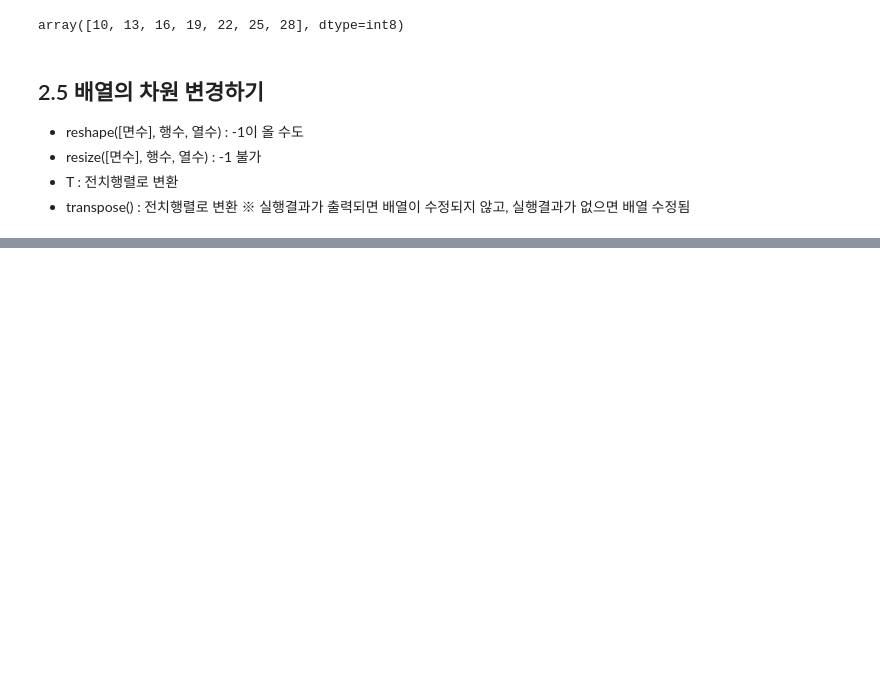
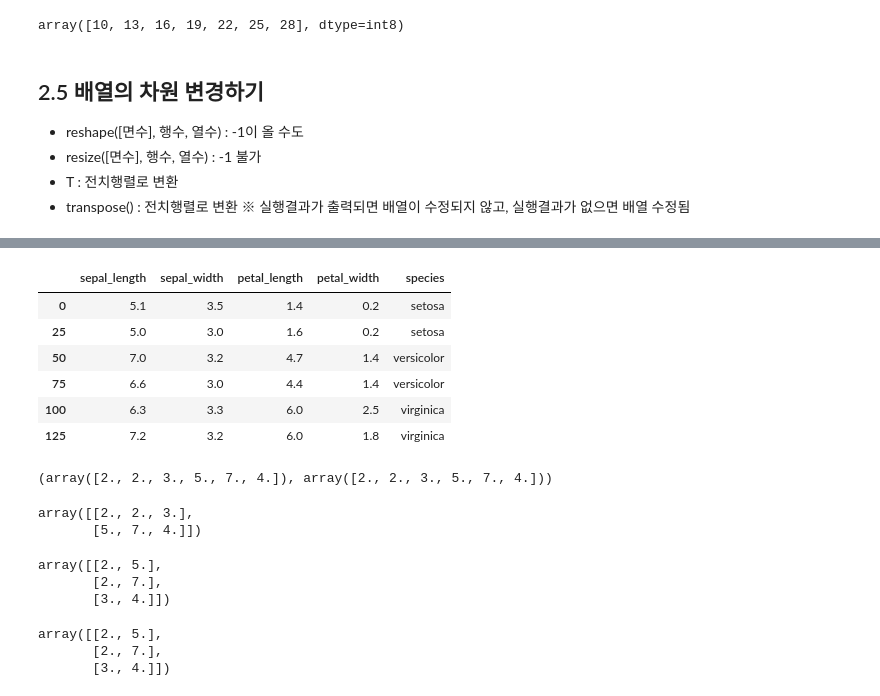
Before and after one commit to gulbiworker/Ai_x, a Jupyter notebook: source/01_python/ch_10 N차원 배열 다루기.ipynb, the cells around one changed output, grey strips where cells are left out. Saved outputs shown, nothing was run; the diff lists cells and outputs as text; code cells hidden in the pictures; blank space fills up the shorter version.

```diff
--- a/source/01_python/ch_10 N차원 배열 다루기.ipynb
+++ b/source/01_python/ch_10 N차원 배열 다루기.ipynb
@@ -528,0 +529,11 @@ array([[ 8.,  8.,  4.],
+# %%
+import seaborn as sns
+sns.load_dataset('iris')[::25]
+# %% [output]
+|  | sepal_length | sepal_width | petal_length | petal_width | species |
+| 0 | 5.1 | 3.5 | 1.4 | 0.2 | setosa |
+| 25 | 5.0 | 3.0 | 1.6 | 0.2 | setosa |
+| 50 | 7.0 | 3.2 | 4.7 | 1.4 | versicolor |
+| 75 | 6.6 | 3.0 | 4.4 | 1.4 | versicolor |
+| 100 | 6.3 | 3.3 | 6.0 | 2.5 | virginica |
+| 125 | 7.2 | 3.2 | 6.0 | 1.8 | virginica |
@@ -528,0 +542,21 @@ array([[ 8.,  8.,  4.],
+# %%
+a.ravel(), a.flatten()
+# %% [output]
+(array([2., 2., 3., 5., 7., 4.]), array([2., 2., 3., 5., 7., 4.]))
+# %%
+a
+# %% [output]
+array([[2., 2., 3.],
+       [5., 7., 4.]])
+# %%
+a.T # 전치행렬(행과 열을 뒤바뀐 행렬)
+# %% [output]
+array([[2., 5.],
+       [2., 7.],
+       [3., 4.]])
+# %%
+a.transpose() # 전치행렬
+# %% [output]
+array([[2., 5.],
+       [2., 7.],
+       [3., 4.]])
```
Also changed, not shown: parts of 150 cells of this notebook, 1 other file.
